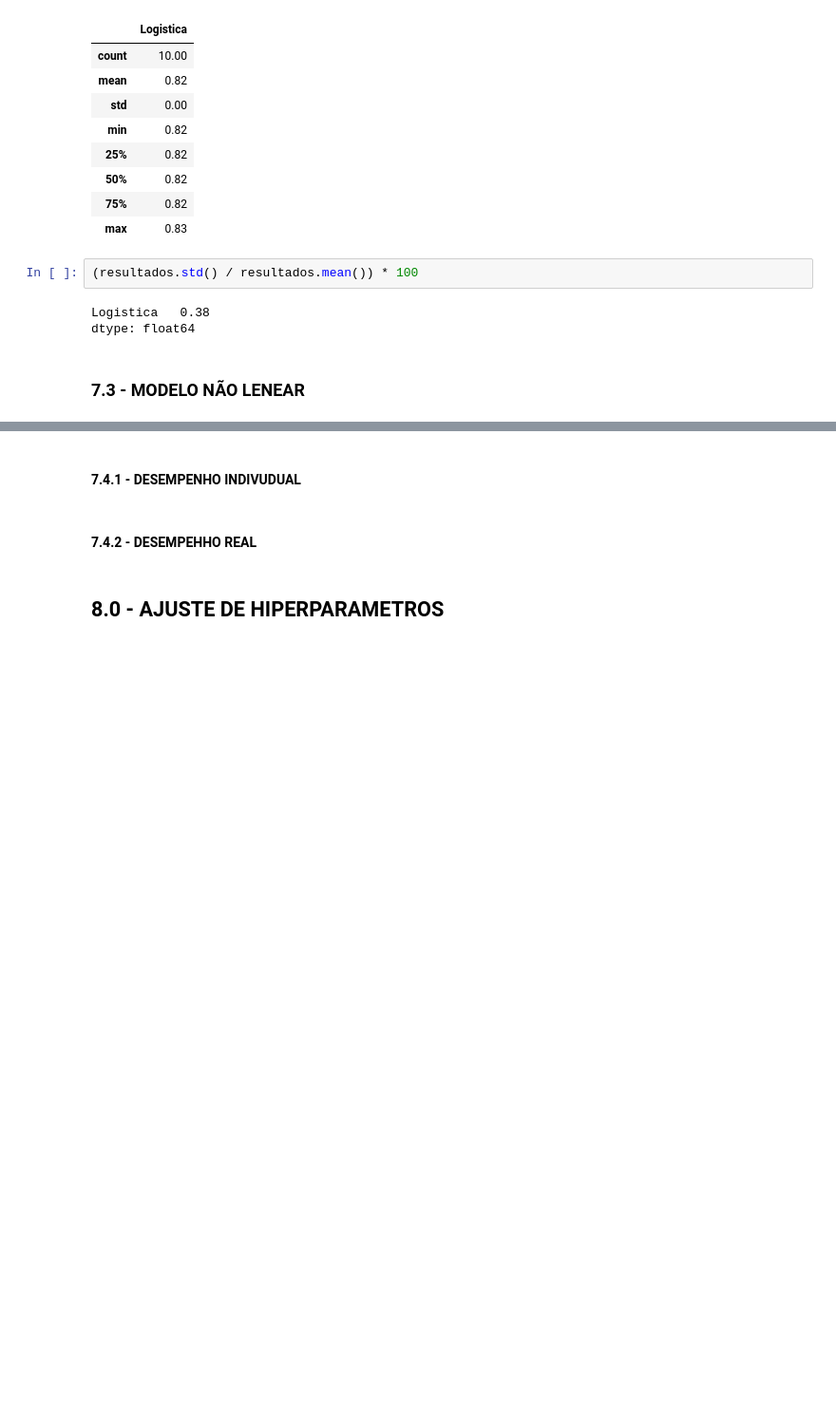
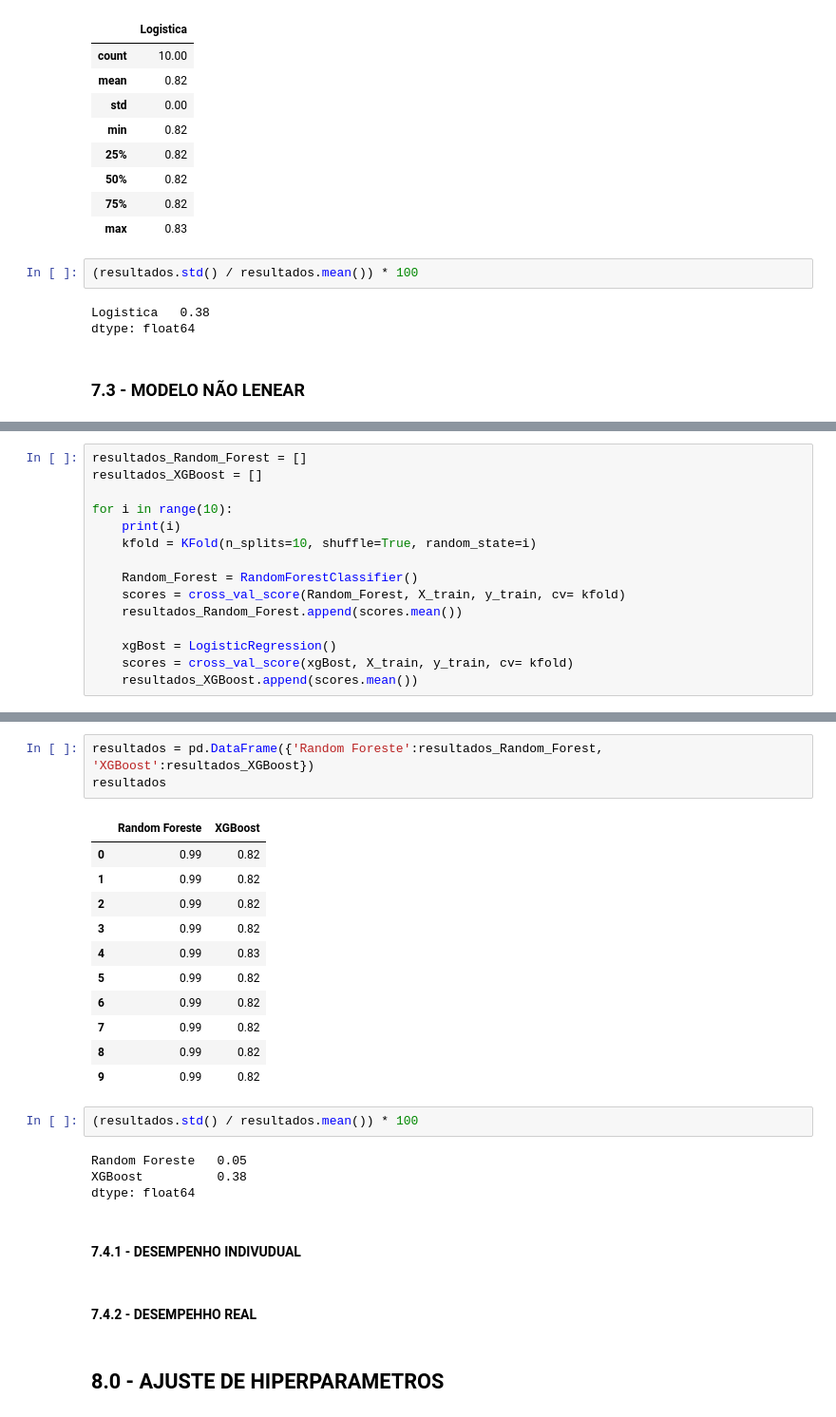
Before and after one commit to ValmirJrDS/deteccao_fraude, a Jupyter notebook: notebooks/c0.5-vj-preparacao-dos-dados.ipynb, the cells around one changed output, grey strips where cells are left out. Shown at 95% size. Drawn from its saved outputs; the diff is of its cells as text; blank space fills up the shorter version.

```diff
--- a/notebooks/c0.5-vj-preparacao-dos-dados.ipynb
+++ b/notebooks/c0.5-vj-preparacao-dos-dados.ipynb
@@ -1000,0 +1068,15 @@ dtype: float64
+# %%
+resultados_Random_Forest = []
+resultados_XGBoost = []
+
+for i in range(10):
+    print(i)
+    kfold = KFold(n_splits=10, shuffle=True, random_state=i)
+
+    Random_Forest = RandomForestClassifier()
+    scores = cross_val_score(Random_Forest, X_train, y_train, cv= kfold)
+    resultados_Random_Forest.append(scores.mean())
+
+    xgBost = LogisticRegression()
+    scores = cross_val_score(xgBost, X_train, y_train, cv= kfold)
+    resultados_XGBoost.append(scores.mean())
@@ -1001,3 +1094,24 @@ dtype: float64
+# %%
+resultados = pd.DataFrame({'Random Foreste':resultados_Random_Forest, 'XGBoost':resultados_XGBoost})
+resultados
+# %% [output]
+|  | Random Foreste | XGBoost |
+| 0 | 0.99 | 0.82 |
+| 1 | 0.99 | 0.82 |
+| 2 | 0.99 | 0.82 |
+| 3 | 0.99 | 0.82 |
+| 4 | 0.99 | 0.83 |
+| 5 | 0.99 | 0.82 |
+| 6 | 0.99 | 0.82 |
+| 7 | 0.99 | 0.82 |
+| 8 | 0.99 | 0.82 |
+| 9 | 0.99 | 0.82 |
+# %%
+(resultados.std() / resultados.mean()) * 100
+# %% [output]
+Random Foreste   0.05
+XGBoost          0.38
+dtype: float64
 # %% [markdown]
 #### 7.4.1 - DESEMPENHO INDIVUDUAL
 # %% [markdown]
```
Also changed, not shown: parts of 6 cells of this notebook, 2 other files.
